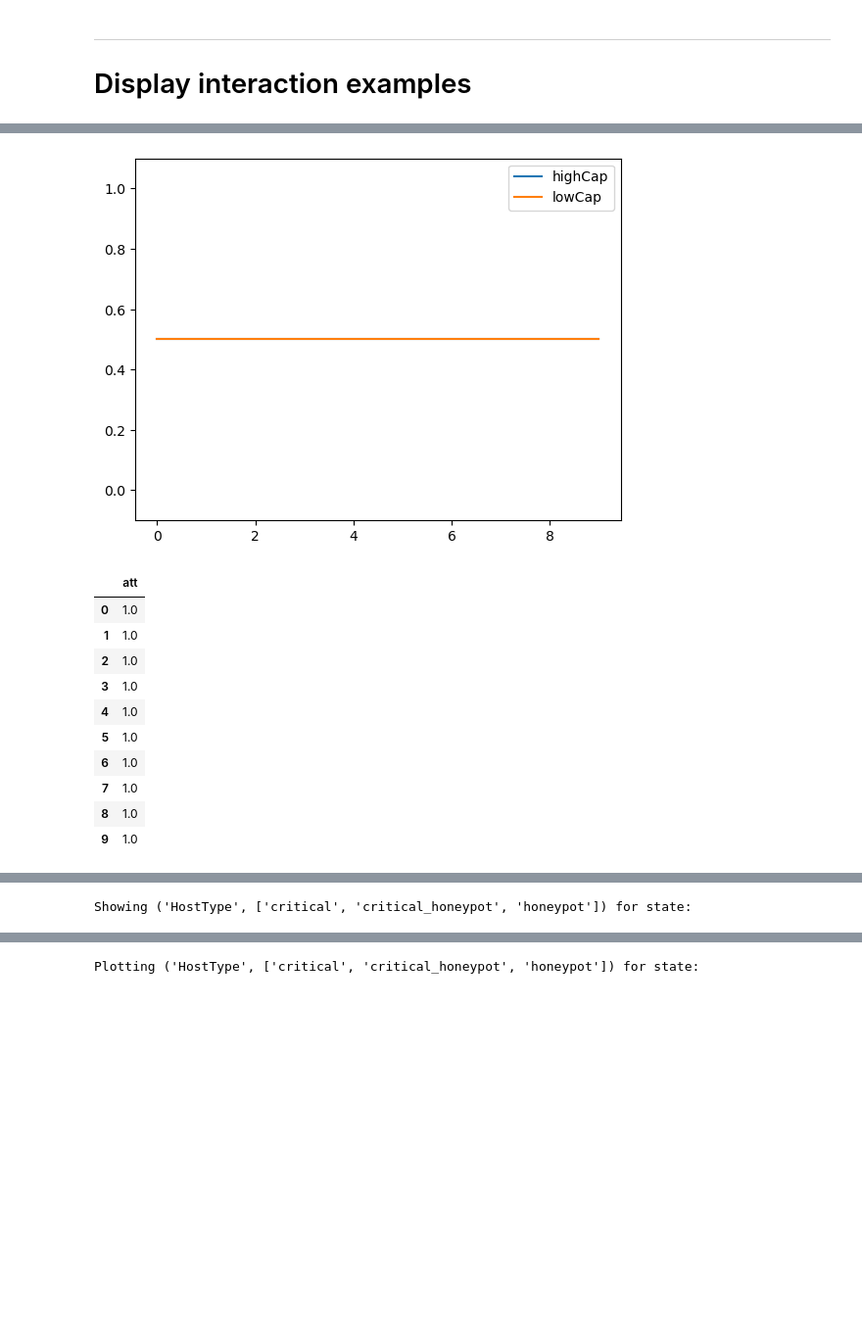
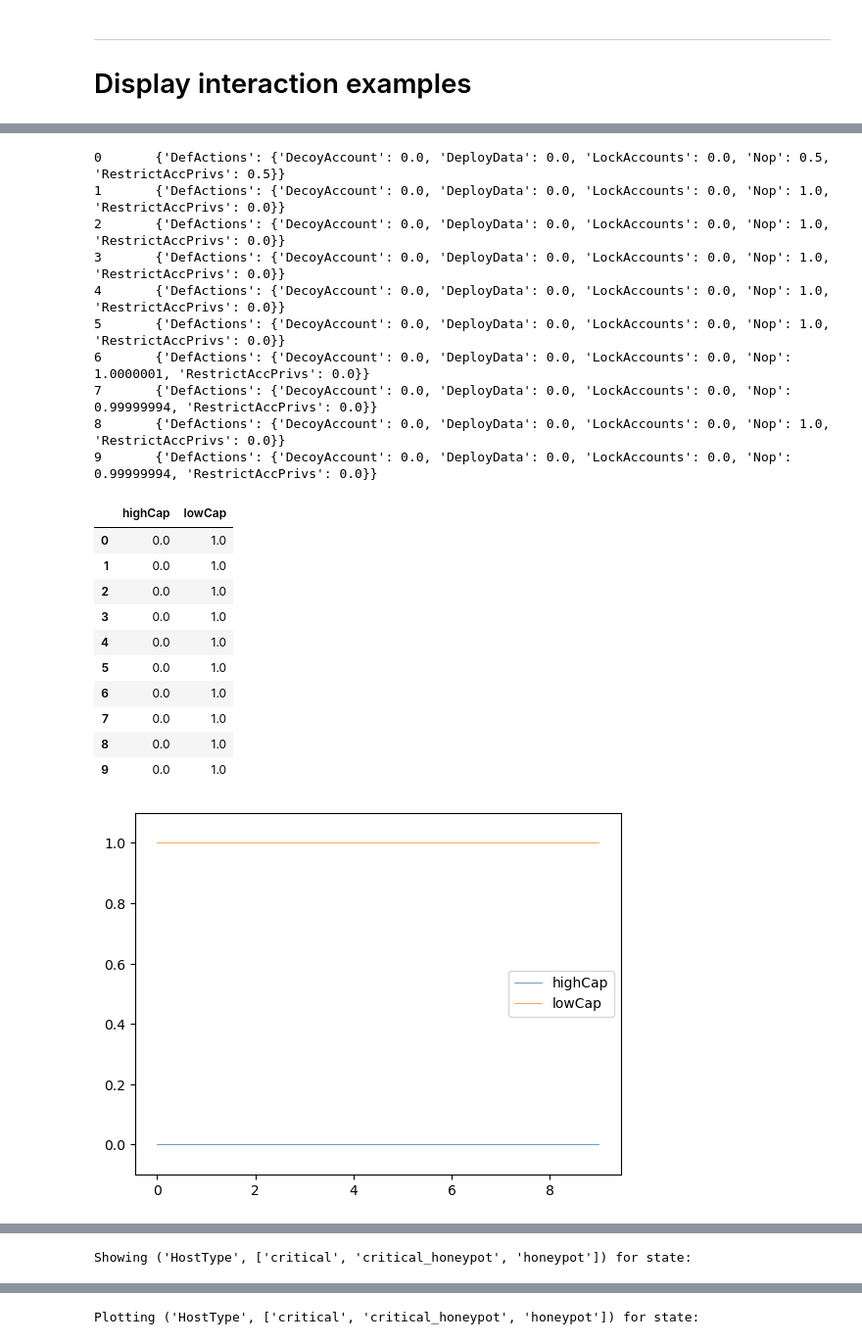
Before and after one commit to dityas/Protos, a Jupyter notebook: scripts/results_summarizer.ipynb, the cells around one changed output, grey strips where cells are left out. Shown at 98% size. Saved outputs shown, nothing was run; the diff lists cells and outputs as text; code cells hidden in the pictures; blank space fills up the shorter version.

Commit message:
fix summmarizer to print joint actions and refactor other classes

```diff
--- a/scripts/results_summarizer.ipynb
+++ b/scripts/results_summarizer.ipynb
@@ -181,27 +178,36 @@ from IPython.display import display, HTML
 
 for trace in data[:5]:
     actions = summarize_interaction.pull_actions(trace)
-    frame_beliefs = summarize_interaction.pull_frame_beliefs(trace)
-
-    for _b_theta in frame_beliefs:
-        display(_b_theta)
-        _b_theta.plot()
-        plotter.ylim(-0.1, 1.1)
-        plotter.show()
-
     display(actions)
 
-    for k in keys:
-        beliefs = summarize_interaction.show_belief(trace, k)
+    try:
+        frame_beliefs = summarize_interaction.pull_frame_beliefs(trace)
 
-        for _b in beliefs.keys():
-            print(f"Showing {k} for {_b}")
-            display(beliefs[_b])
+        i_PAj = summarize_interaction.pull_from_trace(trace, lambda x: x, "i_P(Aj)")
+        j_PAj = summarize_interaction.pull_from_trace(trace, lambda x: x, "j_P(Aj)")
 
-            print(f"Plotting {k} for {_b}")
-            beliefs[_b].plot(legend=True, title=k[0])
+        for i, i_pred in enumerate(i_PAj):
+            print(f"{i}\t{i_pred}")
+
+        for _b_theta in frame_beliefs:
+            display(_b_theta)
+            _b_theta.plot(linewidth=0.5)
             plotter.ylim(-0.1, 1.1)
             plotter.show()
 
-    print("=============== End interaction trace")
+        for k in keys:
+            beliefs = summarize_interaction.show_belief(trace, k)
+
+            for _b in beliefs.keys():
+                print(f"Showing {k} for {_b}")
+                display(beliefs[_b])
+
+                print(f"Plotting {k} for {_b}")
+                beliefs[_b].plot(legend=True, title=k[0], linewidth=0.5)
+                plotter.ylim(-0.1, 1.1)
+                plotter.show()
+
+        print("=============== End interaction trace")
+    except Exception:
+        passx
 # %% [output]
@@ -219,12 +225,22 @@ for trace in data[:5]:
+0       {'DefActions': {'DecoyAccount': 0.0, 'DeployData': 0.0, 'LockAccounts': 0.0, 'Nop': 0.5, 'RestrictAccPrivs': 0.5}}
+1       {'DefActions': {'DecoyAccount': 0.0, 'DeployData': 0.0, 'LockAccounts': 0.0, 'Nop': 1.0, 'RestrictAccPrivs': 0.0}}
+2       {'DefActions': {'DecoyAccount': 0.0, 'DeployData': 0.0, 'LockAccounts': 0.0, 'Nop': 1.0, 'RestrictAccPrivs': 0.0}}
+3       {'DefActions': {'DecoyAccount': 0.0, 'DeployData': 0.0, 'LockAccounts': 0.0, 'Nop': 1.0, 'RestrictAccPrivs': 0.0}}
+4       {'DefActions': {'DecoyAccount': 0.0, 'DeployData': 0.0, 'LockAccounts': 0.0, 'Nop': 1.0, 'RestrictAccPrivs': 0.0}}
+5       {'DefActions': {'DecoyAccount': 0.0, 'DeployData': 0.0, 'LockAccounts': 0.0, 'Nop': 1.0, 'RestrictAccPrivs': 0.0}}
+6       {'DefActions': {'DecoyAccount': 0.0, 'DeployData': 0.0, 'LockAccounts': 0.0, 'Nop': 1.0000001, 'RestrictAccPrivs': 0.0}}
+7       {'DefActions': {'DecoyAccount': 0.0, 'DeployData': 0.0, 'LockAccounts': 0.0, 'Nop': 0.99999994, 'RestrictAccPrivs': 0.0}}
+8       {'DefActions': {'DecoyAccount': 0.0, 'DeployData': 0.0, 'LockAccounts': 0.0, 'Nop': 1.0, 'RestrictAccPrivs': 0.0}}
+9       {'DefActions': {'DecoyAccount': 0.0, 'DeployData': 0.0, 'LockAccounts': 0.0, 'Nop': 0.99999994, 'RestrictAccPrivs': 0.0}}
+|  | highCap | lowCap |
+| 0 | 0.0 | 1.0 |
+| 1 | 0.0 | 1.0 |
+| 2 | 0.0 | 1.0 |
+| 3 | 0.0 | 1.0 |
+| 4 | 0.0 | 1.0 |
+| 5 | 0.0 | 1.0 |
+| 6 | 0.0 | 1.0 |
+| 7 | 0.0 | 1.0 |
+| 8 | 0.0 | 1.0 |
+| 9 | 0.0 | 1.0 |
-[figure, old version]
+[figure, new version]
-|  | att |
-| 0 | 1.0 |
-| 1 | 1.0 |
-| 2 | 1.0 |
-| 3 | 1.0 |
-| 4 | 1.0 |
-| 5 | 1.0 |
-| 6 | 1.0 |
-| 7 | 1.0 |
-| 8 | 1.0 |
-| 9 | 1.0 |
@@ -243,2 +259,2 @@ for trace in data[:5]:
-Showing ('HostType', ['critical', 'critical_honeypot', 'honeypot']) for state:
+Showing ('HostType', ['critical', 'critical_honeypot', 'honeypot']) for state:
 |  | critical | critical_honeypot | honeypot |
@@ -255 +271 @@ Showing ('HostType', ['critical', 'critical_honeypot', 'honeypot']) for state:
-Plotting ('HostType', ['critical', 'critical_honeypot', 'honeypot']) for state:
+Plotting ('HostType', ['critical', 'critical_honeypot', 'honeypot']) for state:
```
Also changed, not shown: parts of 5 cells of this notebook, 8 other files.
